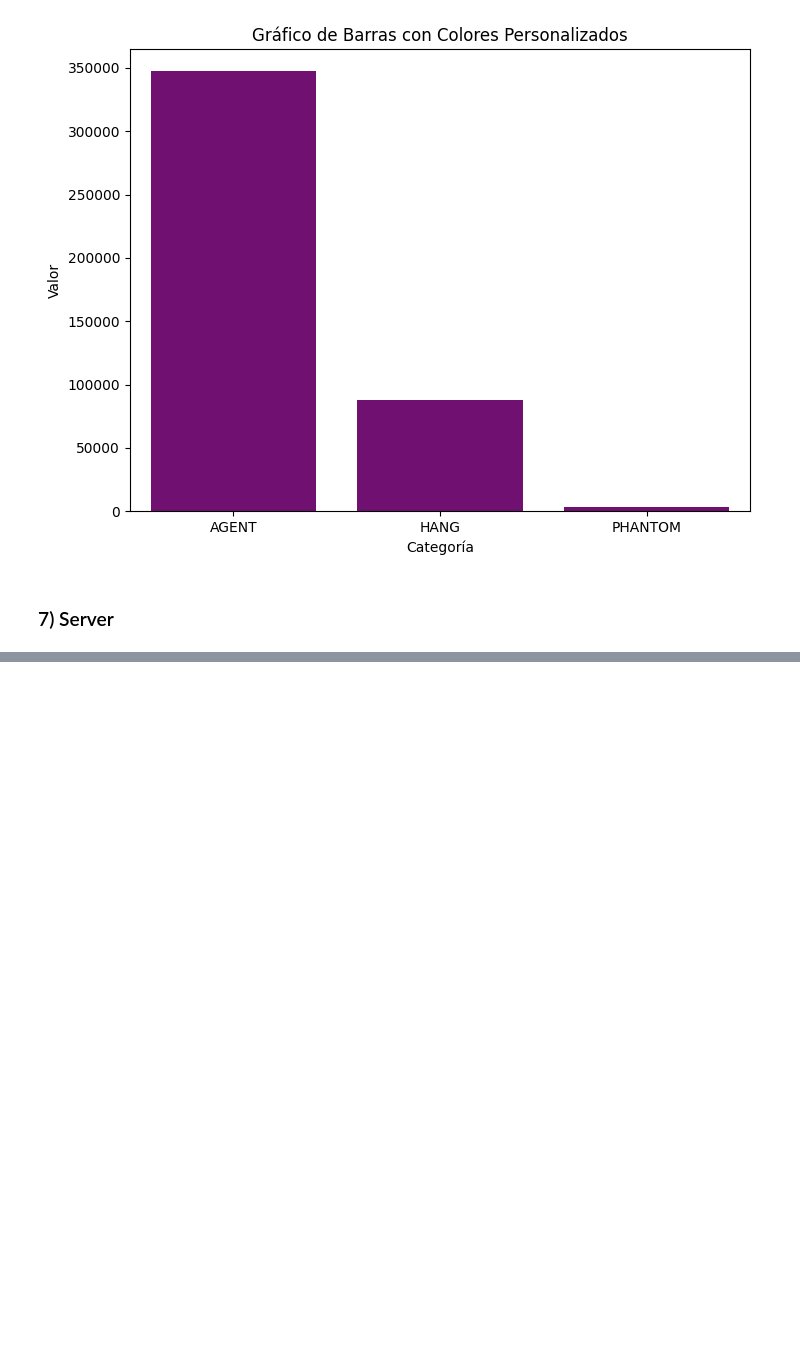
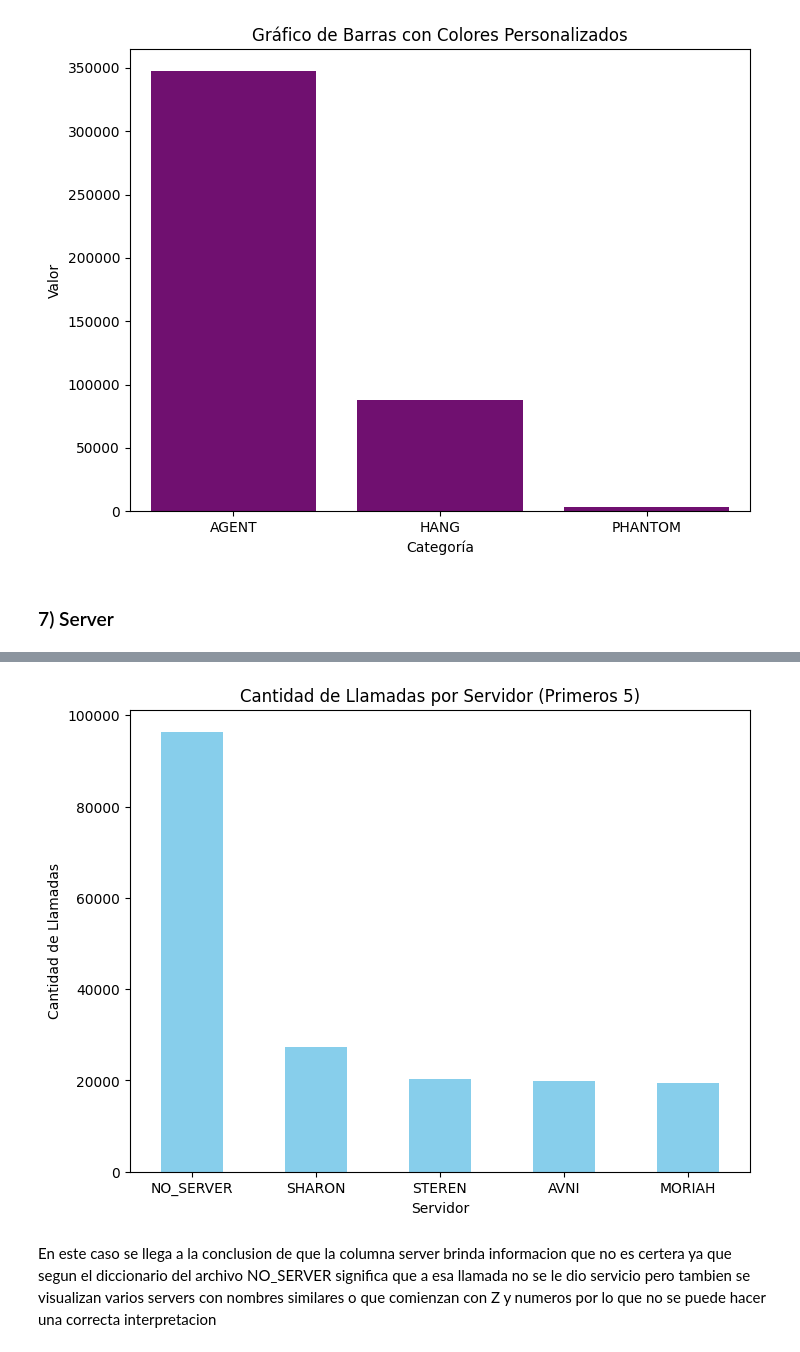
Before and after one commit to ASGuzman/Proyecto, a Jupyter notebook: Notebook.ipynb, the cells around one changed output, grey strips where cells are left out. Drawn from its saved outputs; the diff is of its cells as text; code cells hidden in the pictures; blank space fills up the shorter version.

```diff
--- a/Notebook.ipynb
+++ b/Notebook.ipynb
@@ -496,0 +534,2 @@ No hay valores duplicados en la columna 'unique_call_id'.
+# %%
+archivo["customer_id"] = archivo["customer_id"].replace("0", 0.0)
@@ -586,0 +677,5 @@ Text(0, 0.5, 'Valor')
+# %%
+primeros_cinco_servidores = archivo["server"].value_counts().head(5).index
+llamadas_primeros_cinco_servidores = archivo[archivo["server"].isin(primeros_cinco_servidores)]
+llamadas_por_servidor = llamadas_primeros_cinco_servidores["server"].value_counts().head(5)
+print(llamadas_por_servidor)
@@ -586,0 +690,12 @@ Text(0, 0.5, 'Valor')
+# %%
+plt.figure(figsize=(8, 6))
+llamadas_por_servidor.plot(kind="bar", color="skyblue")
+plt.title("Cantidad de Llamadas por Servidor (Primeros 5)")
+plt.xlabel("Servidor")
+plt.ylabel("Cantidad de Llamadas")
+plt.xticks(rotation=0)
+plt.show()
+# %% [output]
+[figure, added]
+# %% [markdown]
+En este caso se llega a la conclusion de que la columna server brinda informacion que no es certera ya que segun el diccionario del archivo NO_SERVER significa que a esa llamada no se le dio servicio pero tambien se visualizan varios servers con nombres similares o que comienzan con Z y numeros por lo que no se puede hacer una correcta interpretacion
```
Also changed, not shown: parts of 9 cells of this notebook.
